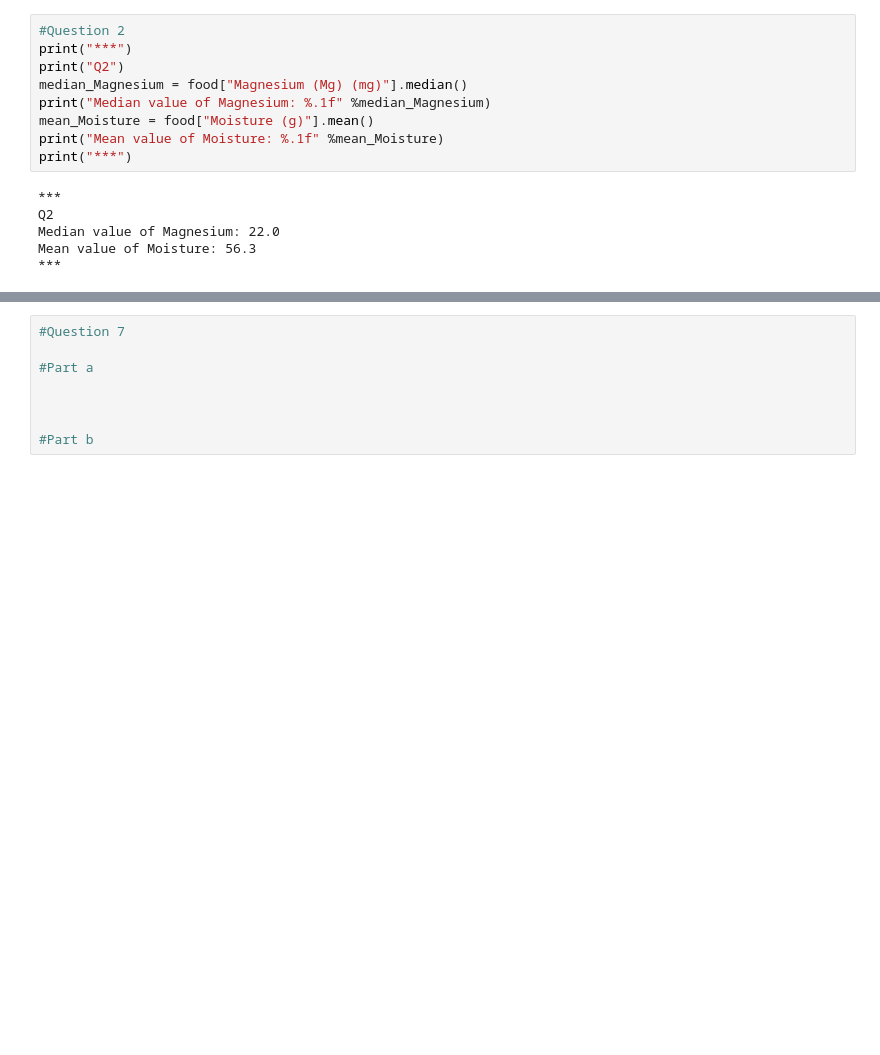
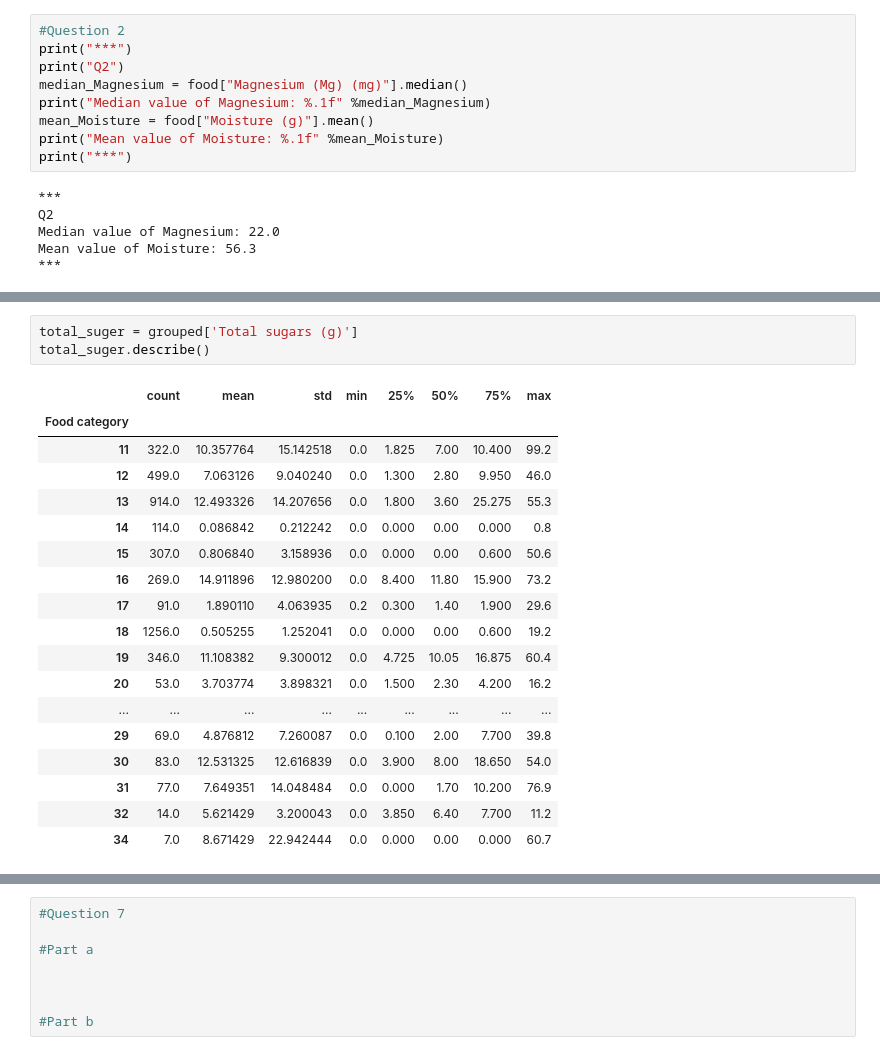
Before and after one commit to wrrnw/edp-project1, a Jupyter notebook: notebook-for-answers.ipynb, the cells around one changed output, grey strips where cells are left out. Saved outputs shown, nothing was run; the diff lists cells and outputs as text; blank space fills up the shorter version.

```diff
--- a/notebook-for-answers.ipynb
+++ b/notebook-for-answers.ipynb
@@ -112,0 +156,22 @@ cereal_based.loc[:, ['Total fat (g)', 'Protein (g)']].plot(kind = 'box')
+# %%
+total_suger = grouped['Total sugars (g)']
+total_suger.describe()
+# %% [output]
+|  | count | mean | std | min | 25% | 50% | 75% | max |
+| Food category |  |  |  |  |  |  |  |  |
+| 11 | 322.0 | 10.357764 | 15.142518 | 0.0 | 1.825 | 7.00 | 10.400 | 99.2 |
+| 12 | 499.0 | 7.063126 | 9.040240 | 0.0 | 1.300 | 2.80 | 9.950 | 46.0 |
+| 13 | 914.0 | 12.493326 | 14.207656 | 0.0 | 1.800 | 3.60 | 25.275 | 55.3 |
+| 14 | 114.0 | 0.086842 | 0.212242 | 0.0 | 0.000 | 0.00 | 0.000 | 0.8 |
+| 15 | 307.0 | 0.806840 | 3.158936 | 0.0 | 0.000 | 0.00 | 0.600 | 50.6 |
+| 16 | 269.0 | 14.911896 | 12.980200 | 0.0 | 8.400 | 11.80 | 15.900 | 73.2 |
+| 17 | 91.0 | 1.890110 | 4.063935 | 0.2 | 0.300 | 1.40 | 1.900 | 29.6 |
+| 18 | 1256.0 | 0.505255 | 1.252041 | 0.0 | 0.000 | 0.00 | 0.600 | 19.2 |
+| 19 | 346.0 | 11.108382 | 9.300012 | 0.0 | 4.725 | 10.05 | 16.875 | 60.4 |
+| 20 | 53.0 | 3.703774 | 3.898321 | 0.0 | 1.500 | 2.30 | 4.200 | 16.2 |
+| ... | ... | ... | ... | ... | ... | ... | ... | ... |
+| 29 | 69.0 | 4.876812 | 7.260087 | 0.0 | 0.100 | 2.00 | 7.700 | 39.8 |
+| 30 | 83.0 | 12.531325 | 12.616839 | 0.0 | 3.900 | 8.00 | 18.650 | 54.0 |
+| 31 | 77.0 | 7.649351 | 14.048484 | 0.0 | 0.000 | 1.70 | 10.200 | 76.9 |
+| 32 | 14.0 | 5.621429 | 3.200043 | 0.0 | 3.850 | 6.40 | 7.700 | 11.2 |
+| 34 | 7.0 | 8.671429 | 22.942444 | 0.0 | 0.000 | 0.00 | 0.000 | 60.7 |
```
Also changed, not shown: parts of 11 cells of this notebook.
